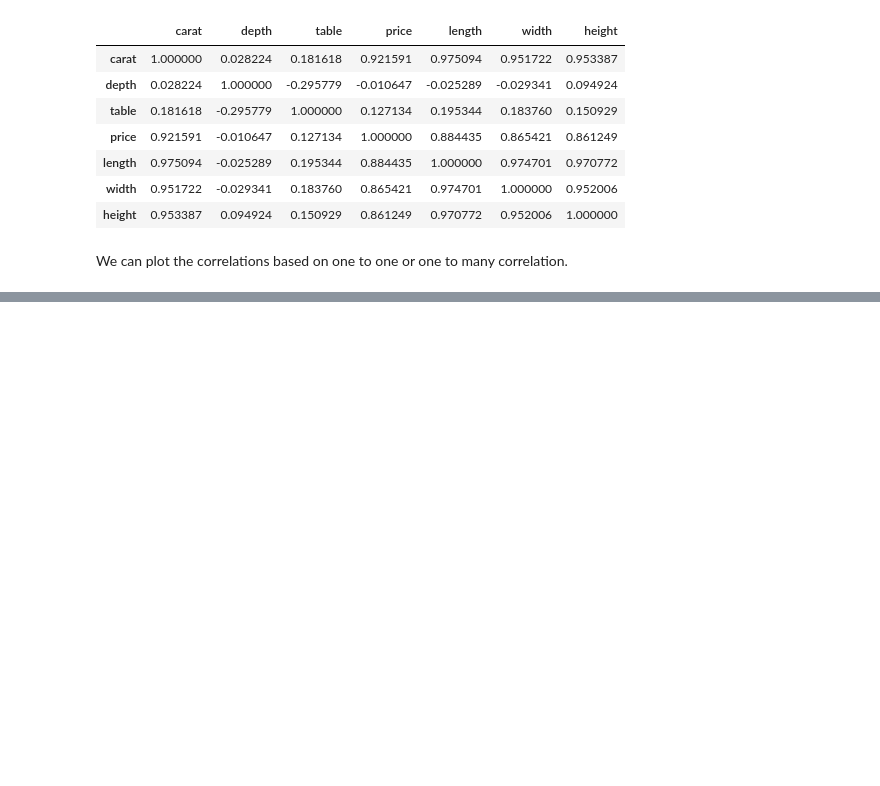
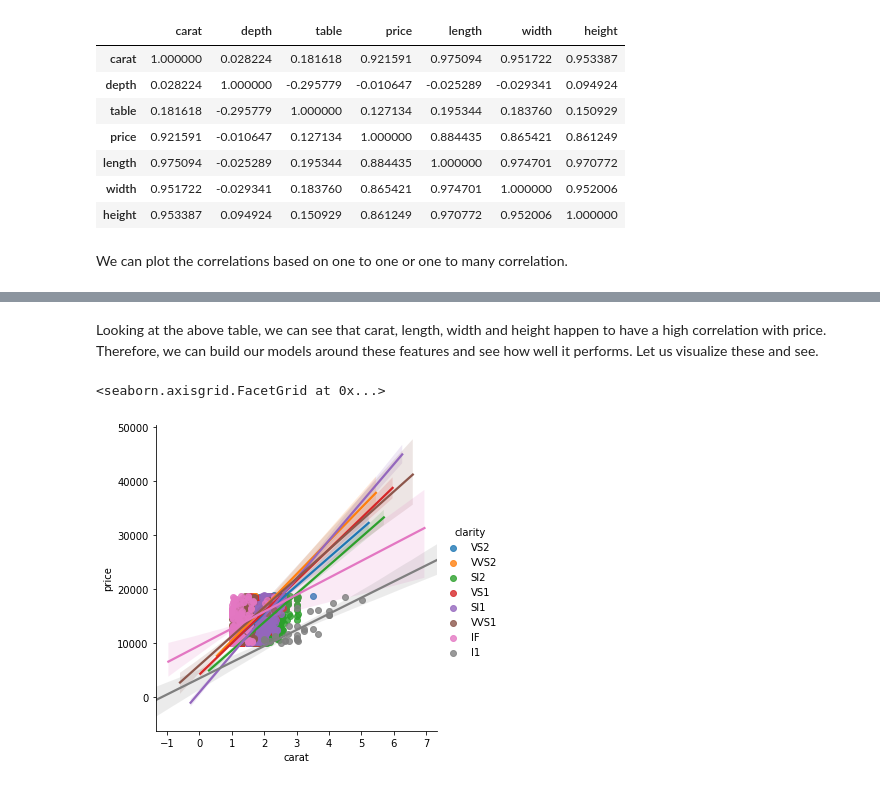
Before and after one commit to Nelson-Gon/sweetpy, a Jupyter notebook: pandas_and_diamonds.ipynb, the cells around one changed output, grey strips where cells are left out. Drawn from its saved outputs; the diff is of its cells as text; code cells hidden in the pictures; blank space fills up the shorter version.

Commit message:
diamonds(No 7) : Conclusion

```diff
--- a/pandas_and_diamonds.ipynb
+++ b/pandas_and_diamonds.ipynb
@@ -563,0 +635,11 @@ sns.heatmap(data = corrs, square = True, cmap = ["dodgerblue", "lightgreen", "gr
+# %% [markdown]
+Looking at the above table, we can  see that carat, length, width and height happen to have a high correlation with  price. Therefore, we can build our models around these features and see how well it performs. Let us visualize these and see.
+# %%
+# Points clustered together. Might be best to reduce this clustering
+# Decided to filter for only highly priced diamonds
+# perhaps add some noise(jitter?)
+
+sns.lmplot(x = "carat", y = "price", data = diamonds.query("price >= 10000"), hue = "clarity")
+# %% [output]
+<seaborn.axisgrid.FacetGrid at 0x...>
+[figure, added]
```
Also changed, not shown: parts of 20 cells of this notebook.
